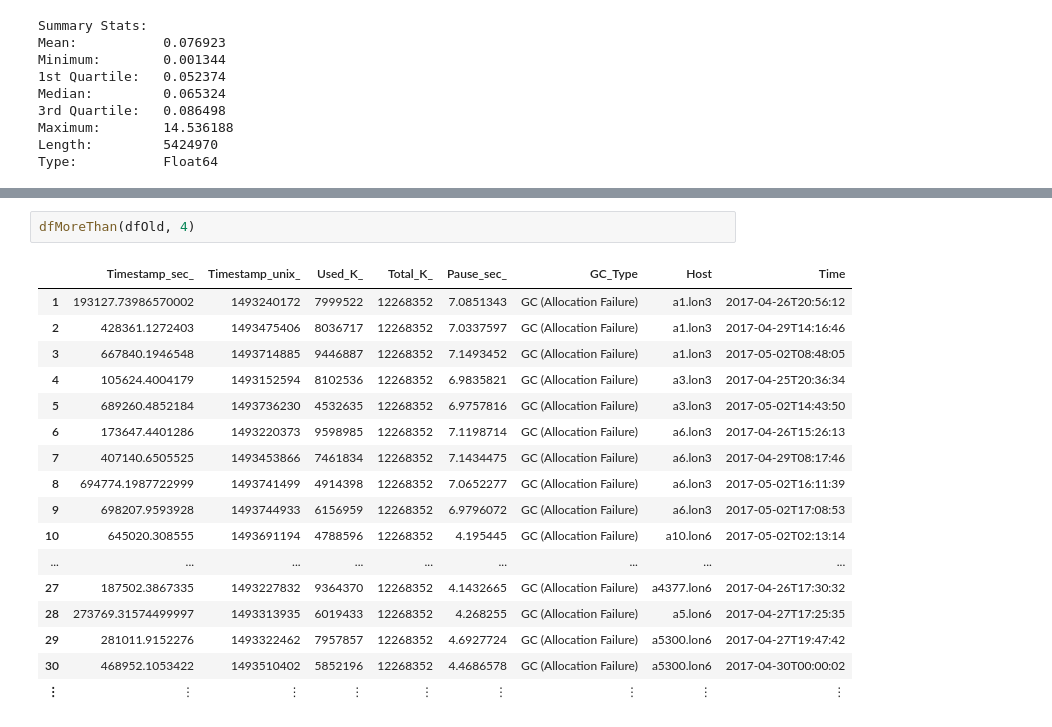
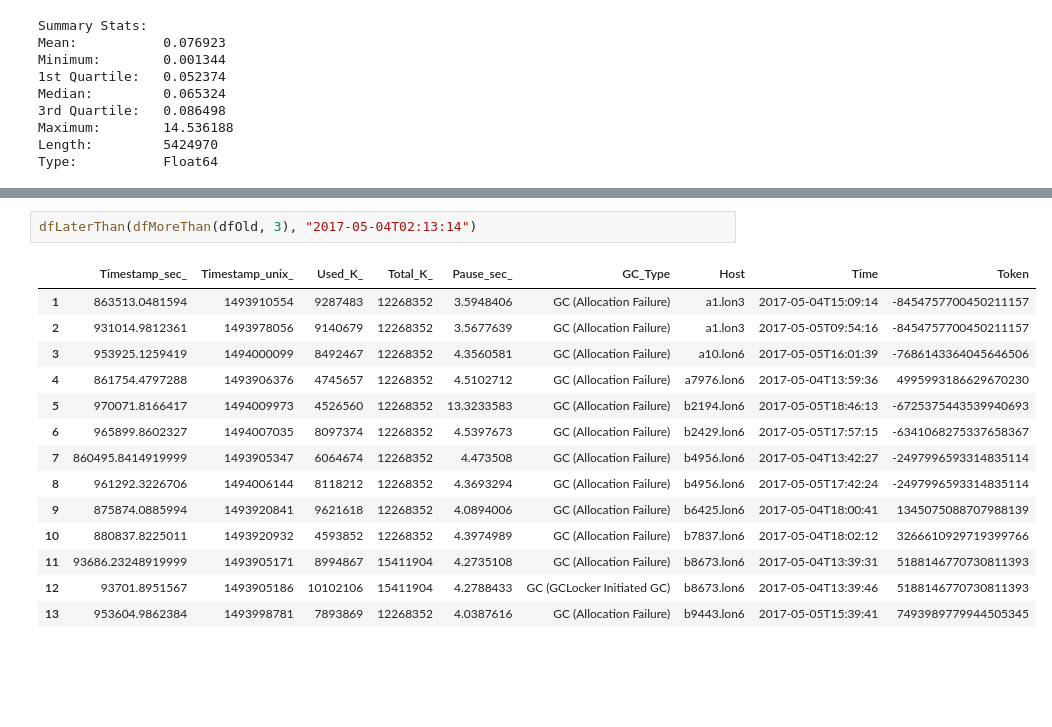
Before and after one commit to bogdad/gcprocessing, a Jupyter notebook: notebook/gccassandra.ipynb, the cells around one changed output, grey strips where cells are left out. Drawn from its saved outputs; the diff is of its cells as text; blank space fills up the shorter version.

```diff
--- a/notebook/gccassandra.ipynb
+++ b/notebook/gccassandra.ipynb
@@ -221,20 +279,17 @@ dfMoreThan(dfNew, 4)
-# %%
-dfMoreThan(dfOld, 4)
-# %% [output]
-|  | Timestamp_sec_ | Timestamp_unix_ | Used_K_ | Total_K_ | Pause_sec_ | GC_Type | Host | Time |
-| 1 | 193127.73986570002 | 1493240172 | 7999522 | 12268352 | 7.0851343 | GC (Allocation Failure) | a1.lon3 | 2017-04-26T20:56:12 |
-| 2 | 428361.1272403 | 1493475406 | 8036717 | 12268352 | 7.0337597 | GC (Allocation Failure) | a1.lon3 | 2017-04-29T14:16:46 |
-| 3 | 667840.1946548 | 1493714885 | 9446887 | 12268352 | 7.1493452 | GC (Allocation Failure) | a1.lon3 | 2017-05-02T08:48:05 |
-| 4 | 105624.4004179 | 1493152594 | 8102536 | 12268352 | 6.9835821 | GC (Allocation Failure) | a3.lon3 | 2017-04-25T20:36:34 |
-| 5 | 689260.4852184 | 1493736230 | 4532635 | 12268352 | 6.9757816 | GC (Allocation Failure) | a3.lon3 | 2017-05-02T14:43:50 |
-| 6 | 173647.4401286 | 1493220373 | 9598985 | 12268352 | 7.1198714 | GC (Allocation Failure) | a6.lon3 | 2017-04-26T15:26:13 |
-| 7 | 407140.6505525 | 1493453866 | 7461834 | 12268352 | 7.1434475 | GC (Allocation Failure) | a6.lon3 | 2017-04-29T08:17:46 |
-| 8 | 694774.1987722999 | 1493741499 | 4914398 | 12268352 | 7.0652277 | GC (Allocation Failure) | a6.lon3 | 2017-05-02T16:11:39 |
-| 9 | 698207.9593928 | 1493744933 | 6156959 | 12268352 | 6.9796072 | GC (Allocation Failure) | a6.lon3 | 2017-05-02T17:08:53 |
-| 10 | 645020.308555 | 1493691194 | 4788596 | 12268352 | 4.195445 | GC (Allocation Failure) | a10.lon6 | 2017-05-02T02:13:14 |
-| ... | ... | ... | ... | ... | ... | ... | ... | ... |
-| 27 | 187502.3867335 | 1493227832 | 9364370 | 12268352 | 4.1432665 | GC (Allocation Failure) | a4377.lon6 | 2017-04-26T17:30:32 |
-| 28 | 273769.31574499997 | 1493313935 | 6019433 | 12268352 | 4.268255 | GC (Allocation Failure) | a5.lon6 | 2017-04-27T17:25:35 |
-| 29 | 281011.9152276 | 1493322462 | 7957857 | 12268352 | 4.6927724 | GC (Allocation Failure) | a5300.lon6 | 2017-04-27T19:47:42 |
-| 30 | 468952.1053422 | 1493510402 | 5852196 | 12268352 | 4.4686578 | GC (Allocation Failure) | a5300.lon6 | 2017-04-30T00:00:02 |
-| ⋮ | ⋮ | ⋮ | ⋮ | ⋮ | ⋮ | ⋮ | ⋮ | ⋮ |
+# %%
+dfLaterThan(dfMoreThan(dfOld, 3), "2017-05-04T02:13:14")
+# %% [output]
+|  | Timestamp_sec_ | Timestamp_unix_ | Used_K_ | Total_K_ | Pause_sec_ | GC_Type | Host | Time | Token |
+| 1 | 863513.0481594 | 1493910554 | 9287483 | 12268352 | 3.5948406 | GC (Allocation Failure) | a1.lon3 | 2017-05-04T15:09:14 | -8454757700450211157 |
+| 2 | 931014.9812361 | 1493978056 | 9140679 | 12268352 | 3.5677639 | GC (Allocation Failure) | a1.lon3 | 2017-05-05T09:54:16 | -8454757700450211157 |
+| 3 | 953925.1259419 | 1494000099 | 8492467 | 12268352 | 4.3560581 | GC (Allocation Failure) | a10.lon6 | 2017-05-05T16:01:39 | -7686143364045646506 |
+| 4 | 861754.4797288 | 1493906376 | 4745657 | 12268352 | 4.5102712 | GC (Allocation Failure) | a7976.lon6 | 2017-05-04T13:59:36 | 4995993186629670230 |
+| 5 | 970071.8166417 | 1494009973 | 4526560 | 12268352 | 13.3233583 | GC (Allocation Failure) | b2194.lon6 | 2017-05-05T18:46:13 | -6725375443539940693 |
+| 6 | 965899.8602327 | 1494007035 | 8097374 | 12268352 | 4.5397673 | GC (Allocation Failure) | b2429.lon6 | 2017-05-05T17:57:15 | -6341068275337658367 |
+| 7 | 860495.8414919999 | 1493905347 | 6064674 | 12268352 | 4.473508 | GC (Allocation Failure) | b4956.lon6 | 2017-05-04T13:42:27 | -2497996593314835114 |
+| 8 | 961292.3226706 | 1494006144 | 8118212 | 12268352 | 4.3693294 | GC (Allocation Failure) | b4956.lon6 | 2017-05-05T17:42:24 | -2497996593314835114 |
+| 9 | 875874.0885994 | 1493920841 | 9621618 | 12268352 | 4.0894006 | GC (Allocation Failure) | b6425.lon6 | 2017-05-04T18:00:41 | 1345075088707988139 |
+| 10 | 880837.8225011 | 1493920932 | 4593852 | 12268352 | 4.3974989 | GC (Allocation Failure) | b7837.lon6 | 2017-05-04T18:02:12 | 3266610929719399766 |
+| 11 | 93686.23248919999 | 1493905171 | 8994867 | 15411904 | 4.2735108 | GC (Allocation Failure) | b8673.lon6 | 2017-05-04T13:39:31 | 5188146770730811393 |
+| 12 | 93701.8951567 | 1493905186 | 10102106 | 15411904 | 4.2788433 | GC (GCLocker Initiated GC) | b8673.lon6 | 2017-05-04T13:39:46 | 5188146770730811393 |
+| 13 | 953604.9862384 | 1493998781 | 7893869 | 12268352 | 4.0387616 | GC (Allocation Failure) | b9443.lon6 | 2017-05-05T15:39:41 | 7493989779944505345 |
```
Also changed, not shown: parts of 15 cells of this notebook.
